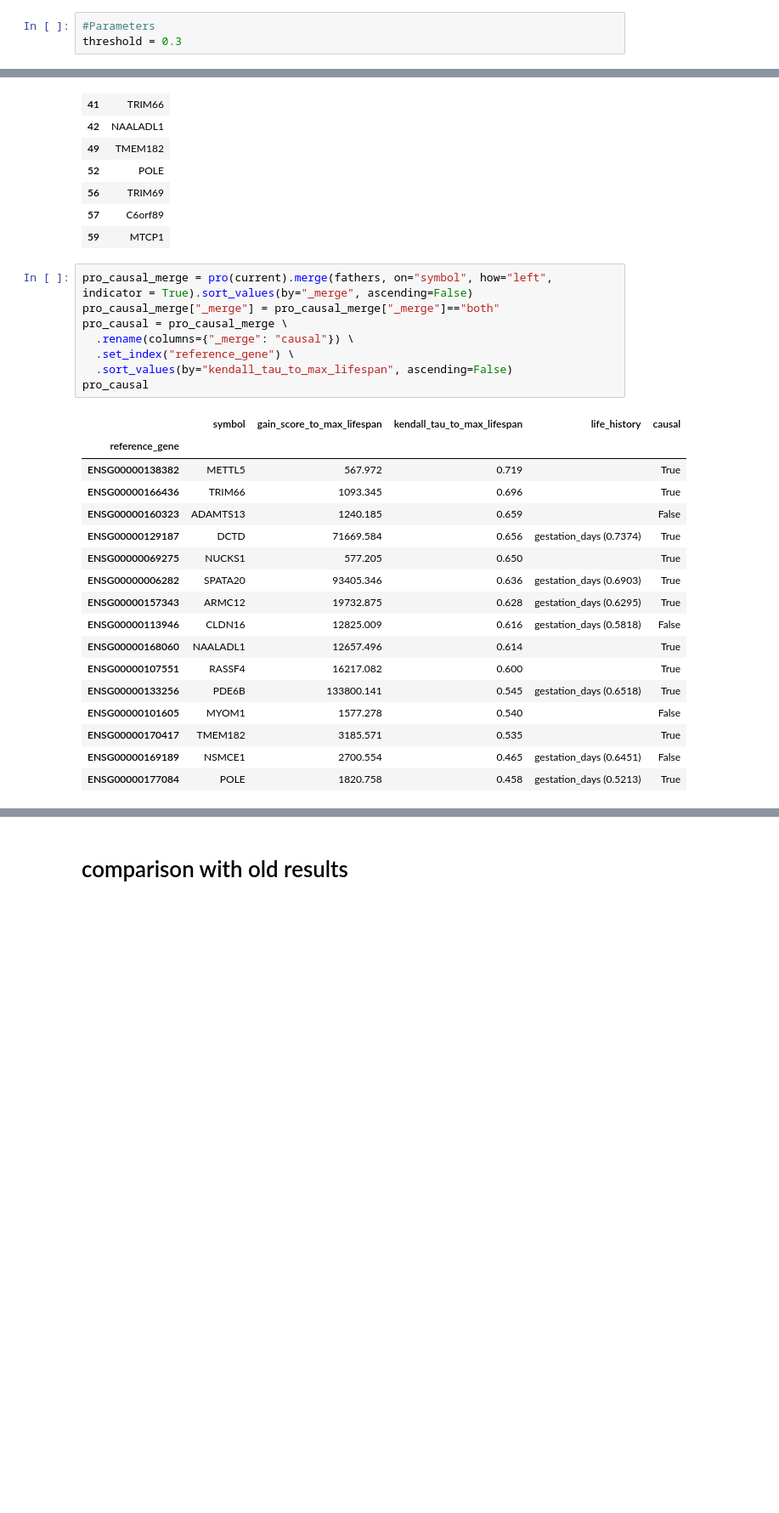
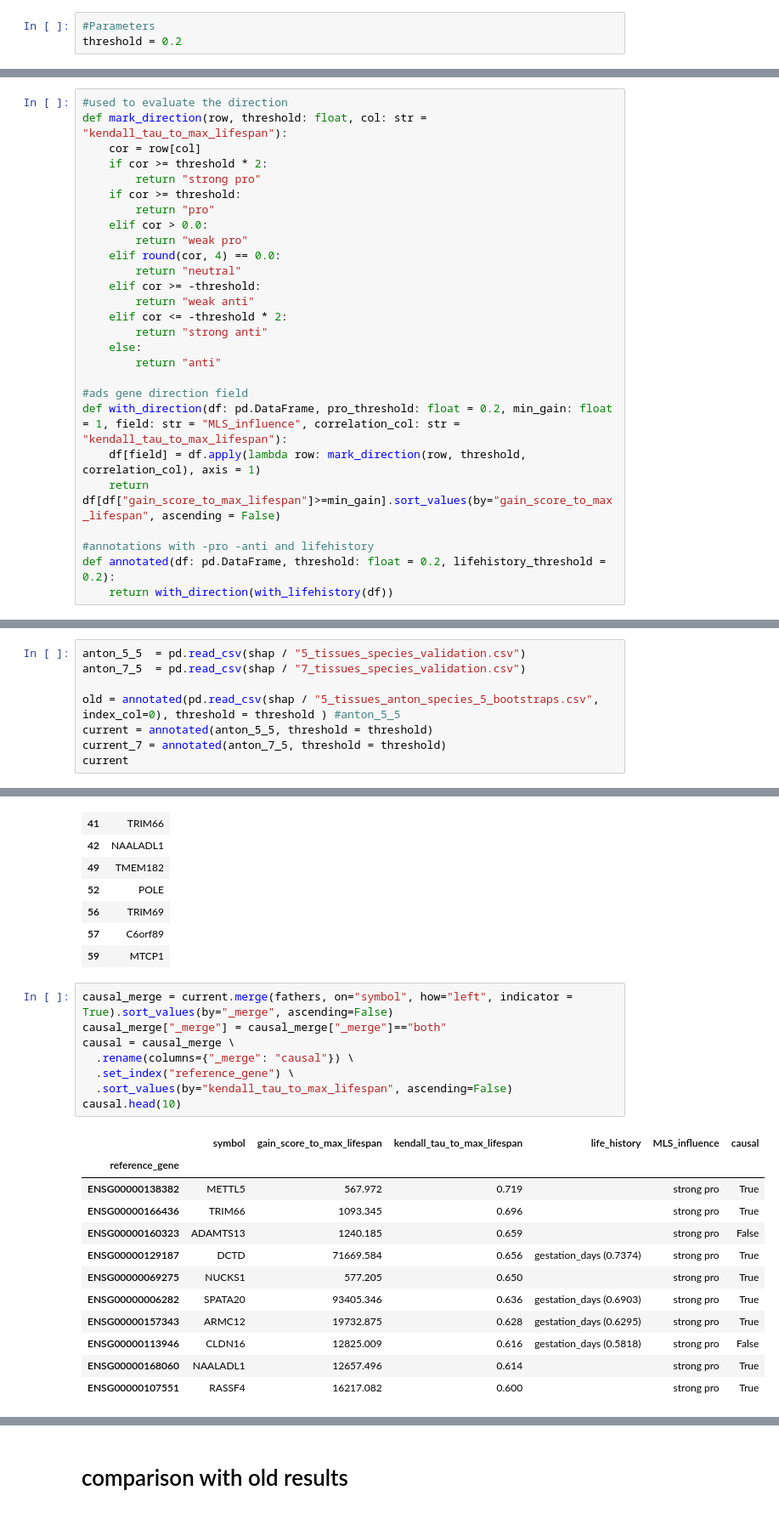
Before and after one commit to antonkulaga/yspecies, a Jupyter notebook: notebooks/results_intersections.ipynb, the cells around one changed output, grey strips where cells are left out. Shown at 85% size. Drawn from its saved outputs; the diff is of its cells as text; blank space fills up the shorter version.

```diff
--- a/notebooks/results_intersections.ipynb
+++ b/notebooks/results_intersections.ipynb
@@ -23,6 +23,6 @@ Will be overriden by comparisons.yaml
 # %%
 #Parameters
-threshold = 0.3
+threshold = 0.2
 # %% [markdown]
 ### Load pathes ###
 # %%
@@ -73,0 +77,27 @@ pro_linear_organ.head(10)
+# %%
+#used to evaluate the direction
+def mark_direction(row, threshold: float, col: str = "kendall_tau_to_max_lifespan"):
+    cor = row[col]
+    if cor >= threshold * 2:
+        return "strong pro"
+    if cor >= threshold:
+        return "pro"
+    elif cor > 0.0:
+        return "weak pro"
+    elif round(cor, 4) == 0.0:
+        return "neutral"
+    elif cor >= -threshold:
+        return "weak anti"
+    elif cor <= -threshold * 2:
+        return "strong anti"
+    else:
+        return "anti"
+
+#ads gene direction field
+def with_direction(df: pd.DataFrame, pro_threshold: float = 0.2, min_gain: float = 1, field: str = "MLS_influence", correlation_col: str = "kendall_tau_to_max_lifespan"):
+    df[field] = df.apply(lambda row: mark_direction(row, threshold, correlation_col), axis = 1)
+    return df[df["gain_score_to_max_lifespan"]>=min_gain].sort_values(by="gain_score_to_max_lifespan", ascending = False)
+
+#annotations with -pro -anti and lifehistory
+def annotated(df: pd.DataFrame, threshold: float = 0.2, lifehistory_threshold = 0.2):
+    return with_direction(with_lifehistory(df))
@@ -136,0 +108,8 @@ anti(current, -threshold)
+# %%
+anton_5_5  = pd.read_csv(shap / "5_tissues_species_validation.csv")
+anton_7_5  = pd.read_csv(shap / "7_tissues_species_validation.csv")
+
+old = annotated(pd.read_csv(shap / "5_tissues_anton_species_5_bootstraps.csv", index_col=0), threshold = threshold ) #anton_5_5
+current = annotated(anton_5_5, threshold = threshold)
+current_7 = annotated(anton_7_5, threshold = threshold)
+current
@@ -163,28 +160,23 @@ fathers
 | 57 | C6orf89 |
 | 59 | MTCP1 |
 # %%
-pro_causal_merge = pro(current).merge(fathers, on="symbol", how="left", indicator = True).sort_values(by="_merge", ascending=False)
-pro_causal_merge["_merge"] = pro_causal_merge["_merge"]=="both"
-pro_causal = pro_causal_merge \
+causal_merge = current.merge(fathers, on="symbol", how="left", indicator = True).sort_values(by="_merge", ascending=False)
+causal_merge["_merge"] = causal_merge["_merge"]=="both"
+causal = causal_merge \
   .rename(columns={"_merge": "causal"}) \
   .set_index("reference_gene") \
   .sort_values(by="kendall_tau_to_max_lifespan", ascending=False)
-pro_causal
+causal.head(10)
 # %% [output]
-|  | symbol | gain_score_to_max_lifespan | kendall_tau_to_max_lifespan | life_history | causal |
-| reference_gene |  |  |  |  |  |
-| ENSG00000138382 | METTL5 | 567.972 | 0.719 |  | True |
-| ENSG00000166436 | TRIM66 | 1093.345 | 0.696 |  | True |
-| ENSG00000160323 | ADAMTS13 | 1240.185 | 0.659 |  | False |
-| ENSG00000129187 | DCTD | 71669.584 | 0.656 | gestation_days (0.7374) | True |
-| ENSG00000069275 | NUCKS1 | 577.205 | 0.650 |  | True |
-| ENSG00000006282 | SPATA20 | 93405.346 | 0.636 | gestation_days (0.6903) | True |
-| ENSG00000157343 | ARMC12 | 19732.875 | 0.628 | gestation_days (0.6295) | True |
-| ENSG00000113946 | CLDN16 | 12825.009 | 0.616 | gestation_days (0.5818) | False |
-| ENSG00000168060 | NAALADL1 | 12657.496 | 0.614 |  | True |
-| ENSG00000107551 | RASSF4 | 16217.082 | 0.600 |  | True |
-| ENSG00000133256 | PDE6B | 133800.141 | 0.545 | gestation_days (0.6518) | True |
-| ENSG00000101605 | MYOM1 | 1577.278 | 0.540 |  | False |
-| ENSG00000170417 | TMEM182 | 3185.571 | 0.535 |  | True |
-| ENSG00000169189 | NSMCE1 | 2700.554 | 0.465 | gestation_days (0.6451) | False |
-| ENSG00000177084 | POLE | 1820.758 | 0.458 | gestation_days (0.5213) | True |
+|  | symbol | gain_score_to_max_lifespan | kendall_tau_to_max_lifespan | life_history | MLS_influence | causal |
+| reference_gene |  |  |  |  |  |  |
+| ENSG00000138382 | METTL5 | 567.972 | 0.719 |  | strong pro | True |
+| ENSG00000166436 | TRIM66 | 1093.345 | 0.696 |  | strong pro | True |
+| ENSG00000160323 | ADAMTS13 | 1240.185 | 0.659 |  | strong pro | False |
+| ENSG00000129187 | DCTD | 71669.584 | 0.656 | gestation_days (0.7374) | strong pro | True |
+| ENSG00000069275 | NUCKS1 | 577.205 | 0.650 |  | strong pro | True |
+| ENSG00000006282 | SPATA20 | 93405.346 | 0.636 | gestation_days (0.6903) | strong pro | True |
+| ENSG00000157343 | ARMC12 | 19732.875 | 0.628 | gestation_days (0.6295) | strong pro | True |
+| ENSG00000113946 | CLDN16 | 12825.009 | 0.616 | gestation_days (0.5818) | strong pro | False |
+| ENSG00000168060 | NAALADL1 | 12657.496 | 0.614 |  | strong pro | True |
+| ENSG00000107551 | RASSF4 | 16217.082 | 0.600 |  | strong pro | True |
```
Also changed, not shown: parts of 28 cells of this notebook, 21 other files.
